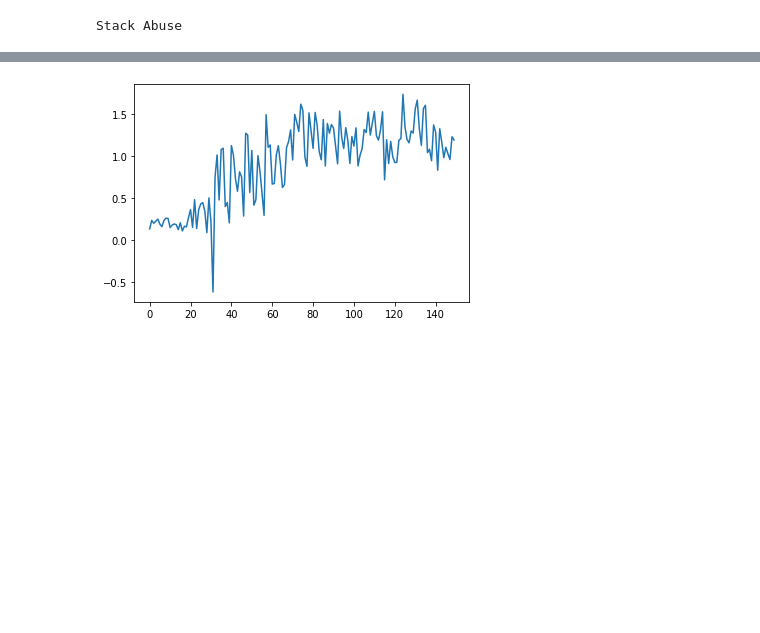
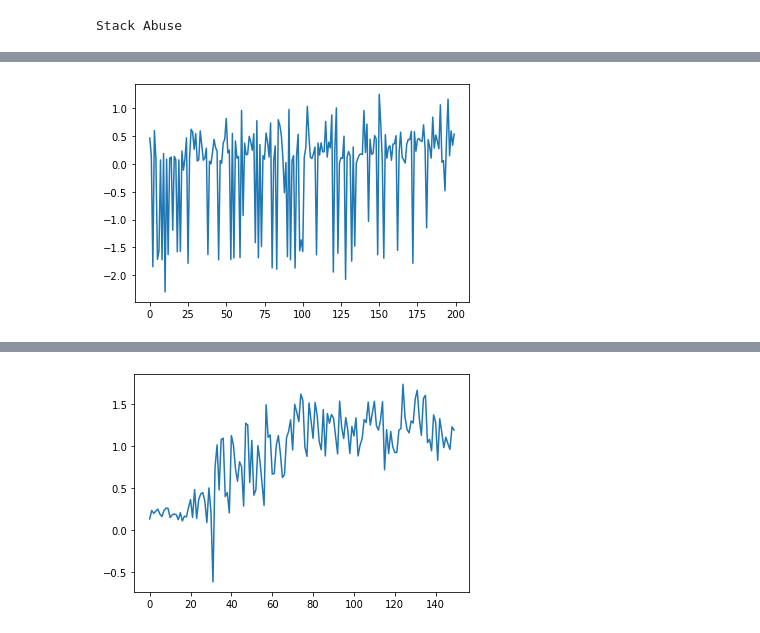
Before and after one commit to JoDeMiro/SACI2022, a Jupyter notebook: Driver.ipynb, the cells around one changed output, grey strips where cells are left out. Cells and saved outputs as stored; diff of their text form; code cells hidden in the pictures; blank space fills up the shorter version.

```diff
--- a/Driver.ipynb
+++ b/Driver.ipynb
@@ -296,0 +325,5 @@ generation_best_score = [float(i) for i in lst]        # <-- list(str) -> list(f
+# %%
+plt.plot(generation_best_score) # threshold -0.0 NN(15,5) factor 2 nRowsRead 90000 w 30 population 3 (M2.Small)
+plt.show()
+# %% [output]
+[figure, added]
```
Also changed, not shown: parts of 20 cells of this notebook.
